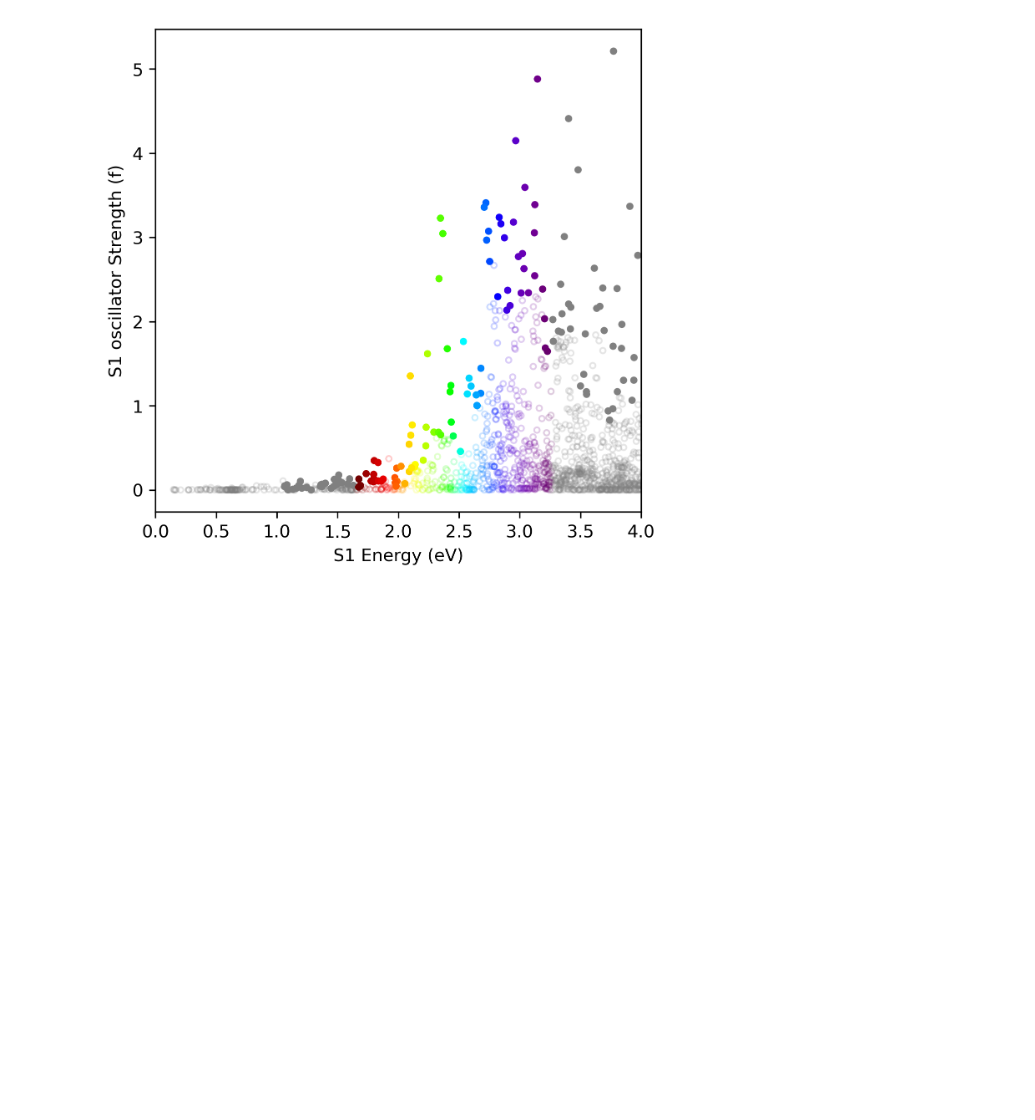
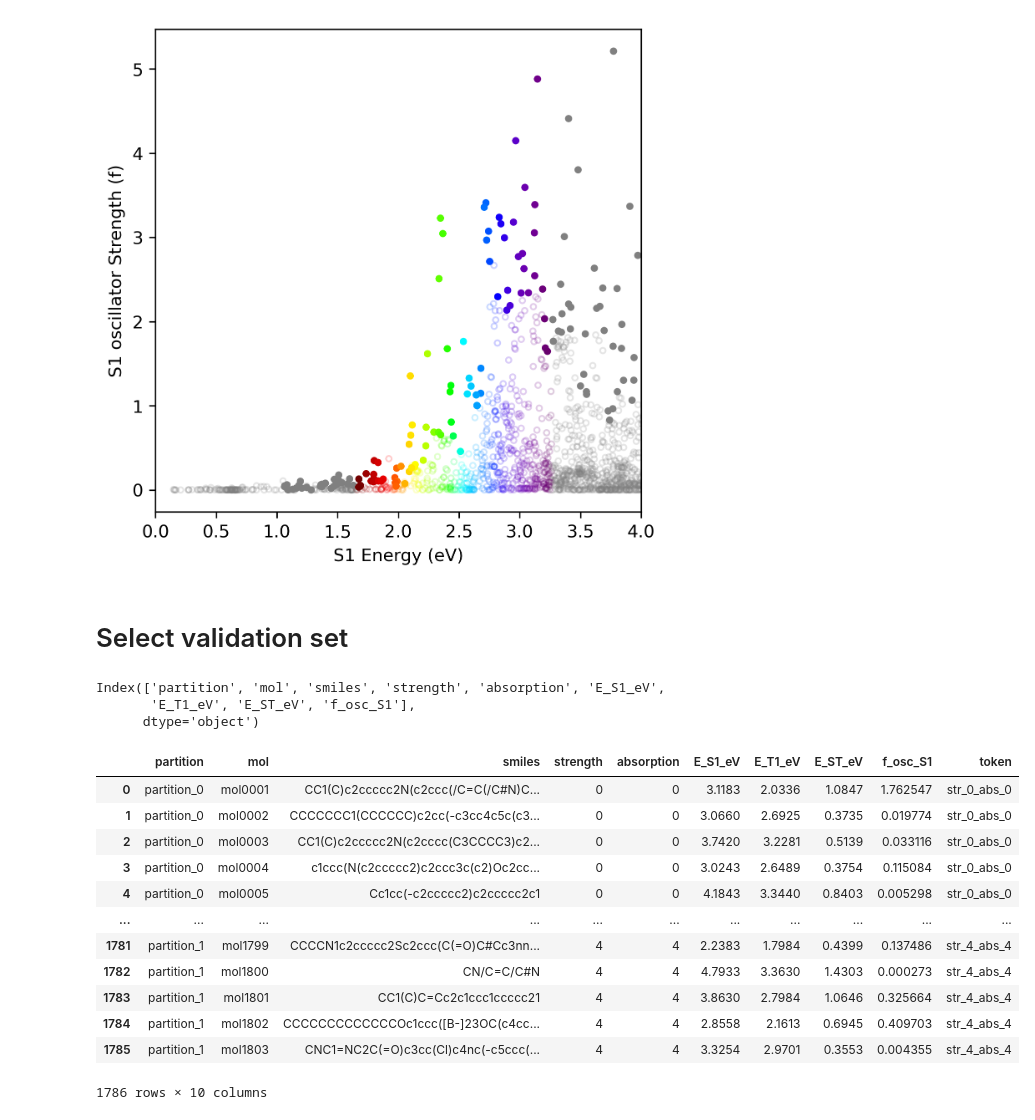
Before and after one commit to the-matter-lab/OLED_accelerated_screening, a Jupyter notebook: study_downselection.ipynb, the cells around one changed output. Saved outputs shown, nothing was run; the diff lists cells and outputs as text; code cells hidden in the pictures; blank space fills up the shorter version.

Commit message:
update readme and compute validation set

```diff
--- a/study_downselection.ipynb
+++ b/study_downselection.ipynb
@@ -216,3 +220,34 @@ for index in range(len(downselected_df)):
     target_p = os.path.join('downselected', mol_str, 'crest_best.xyz')
     os.makedirs(os.path.dirname(target_p), exist_ok=True)
     shutil.copy2(crest_geom_p, target_p)
+# %% [markdown]
+# Select validation set
+# %%
+std2_df.columns
+# %% [output]
+Index(['partition', 'mol', 'smiles', 'strength', 'absorption', 'E_S1_eV',
+       'E_T1_eV', 'E_ST_eV', 'f_osc_S1'],
+      dtype='object')
+# %%
+from collections import Counter
+# print the counts of each token conditioning, given by strength and absorption
+std2_df = pd.read_csv('results/std2/std2.csv')
+std2_token_df = std2_df.copy()
+# create token as str_<x>_abs_<y>
+std2_token_df['token'] = ('str_' + std2_token_df['strength'].astype(str) + '_abs_' + std2_token_df['absorption'].astype(str))
+
+std2_token_df
+# %% [output]
+|  | partition | mol | smiles | strength | absorption | E_S1_eV | E_T1_eV | E_ST_eV | f_osc_S1 | token |
+| 0 | partition_0 | mol0001 | CC1(C)c2ccccc2N(c2ccc(/C=C(/C#N)C... | 0 | 0 | 3.1183 | 2.0336 | 1.0847 | 1.762547 | str_0_abs_0 |
+| 1 | partition_0 | mol0002 | CCCCCCC1(CCCCCC)c2cc(-c3cc4c5c(c3... | 0 | 0 | 3.0660 | 2.6925 | 0.3735 | 0.019774 | str_0_abs_0 |
+| 2 | partition_0 | mol0003 | CC1(C)c2ccccc2N(c2cccc(C3CCCC3)c2... | 0 | 0 | 3.7420 | 3.2281 | 0.5139 | 0.033116 | str_0_abs_0 |
+| 3 | partition_0 | mol0004 | c1ccc(N(c2ccccc2)c2ccc3c(c2)Oc2cc... | 0 | 0 | 3.0243 | 2.6489 | 0.3754 | 0.115084 | str_0_abs_0 |
+| 4 | partition_0 | mol0005 | Cc1cc(-c2ccccc2)c2ccccc2c1 | 0 | 0 | 4.1843 | 3.3440 | 0.8403 | 0.005298 | str_0_abs_0 |
+| ... | ... | ... | ... | ... | ... | ... | ... | ... | ... | ... |
+| 1781 | partition_1 | mol1799 | CCCCN1c2ccccc2Sc2ccc(C(=O)C#Cc3nn... | 4 | 4 | 2.2383 | 1.7984 | 0.4399 | 0.137486 | str_4_abs_4 |
+| 1782 | partition_1 | mol1800 | CN/C=C/C#N | 4 | 4 | 4.7933 | 3.3630 | 1.4303 | 0.000273 | str_4_abs_4 |
+| 1783 | partition_1 | mol1801 | CC1(C)C=Cc2c1ccc1ccccc21 | 4 | 4 | 3.8630 | 2.7984 | 1.0646 | 0.325664 | str_4_abs_4 |
+| 1784 | partition_1 | mol1802 | CCCCCCCCCCCCCOc1ccc([B-]23OC(c4cc... | 4 | 4 | 2.8558 | 2.1613 | 0.6945 | 0.409703 | str_4_abs_4 |
+| 1785 | partition_1 | mol1803 | CNC1=NC2C(=O)c3cc(Cl)c4nc(-c5ccc(... | 4 | 4 | 3.3254 | 2.9701 | 0.3553 | 0.004355 | str_4_abs_4 |
+1786 rows × 10 columns
```
Also changed, not shown: parts of 9 cells of this notebook, 10 other files.
